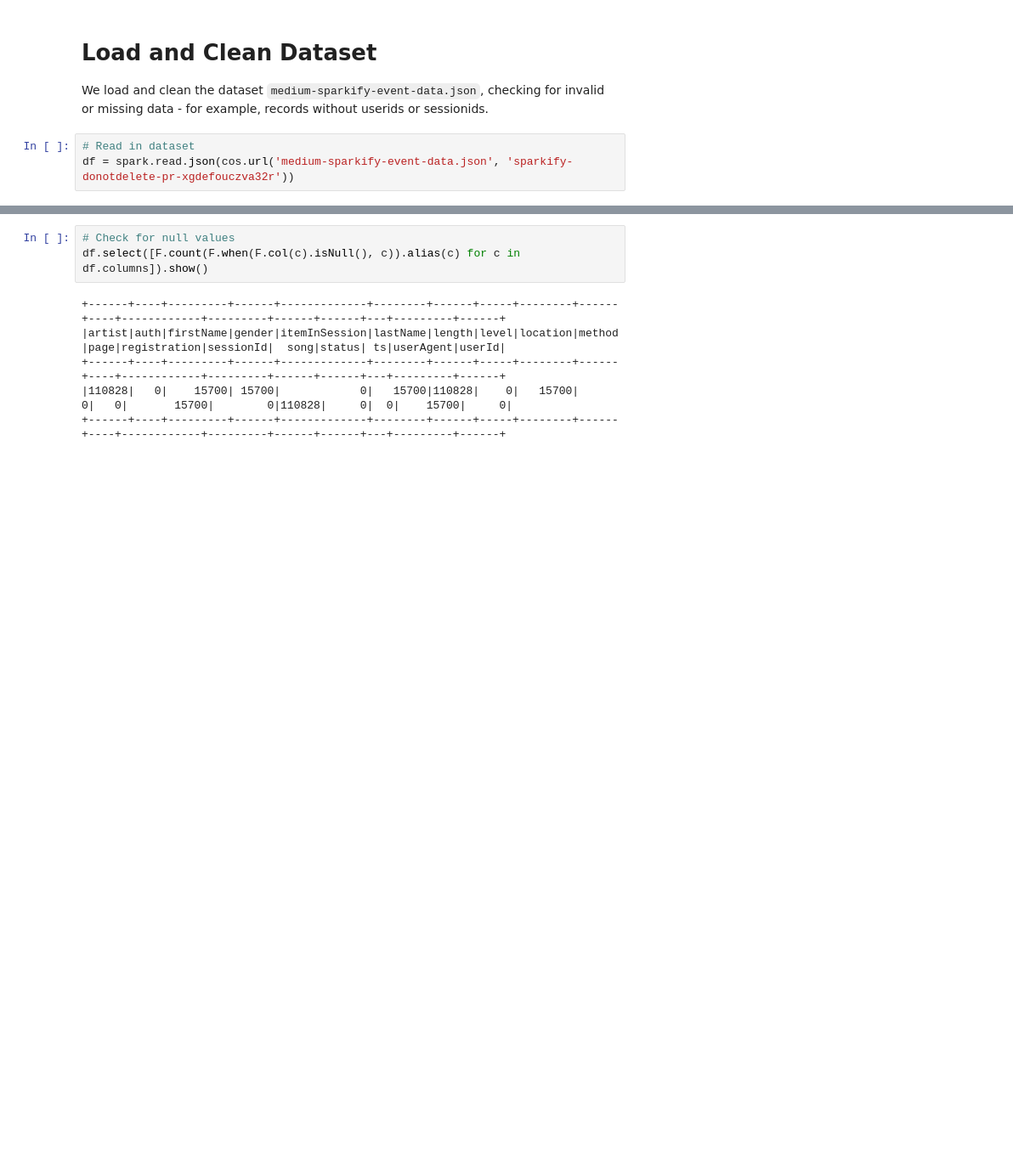
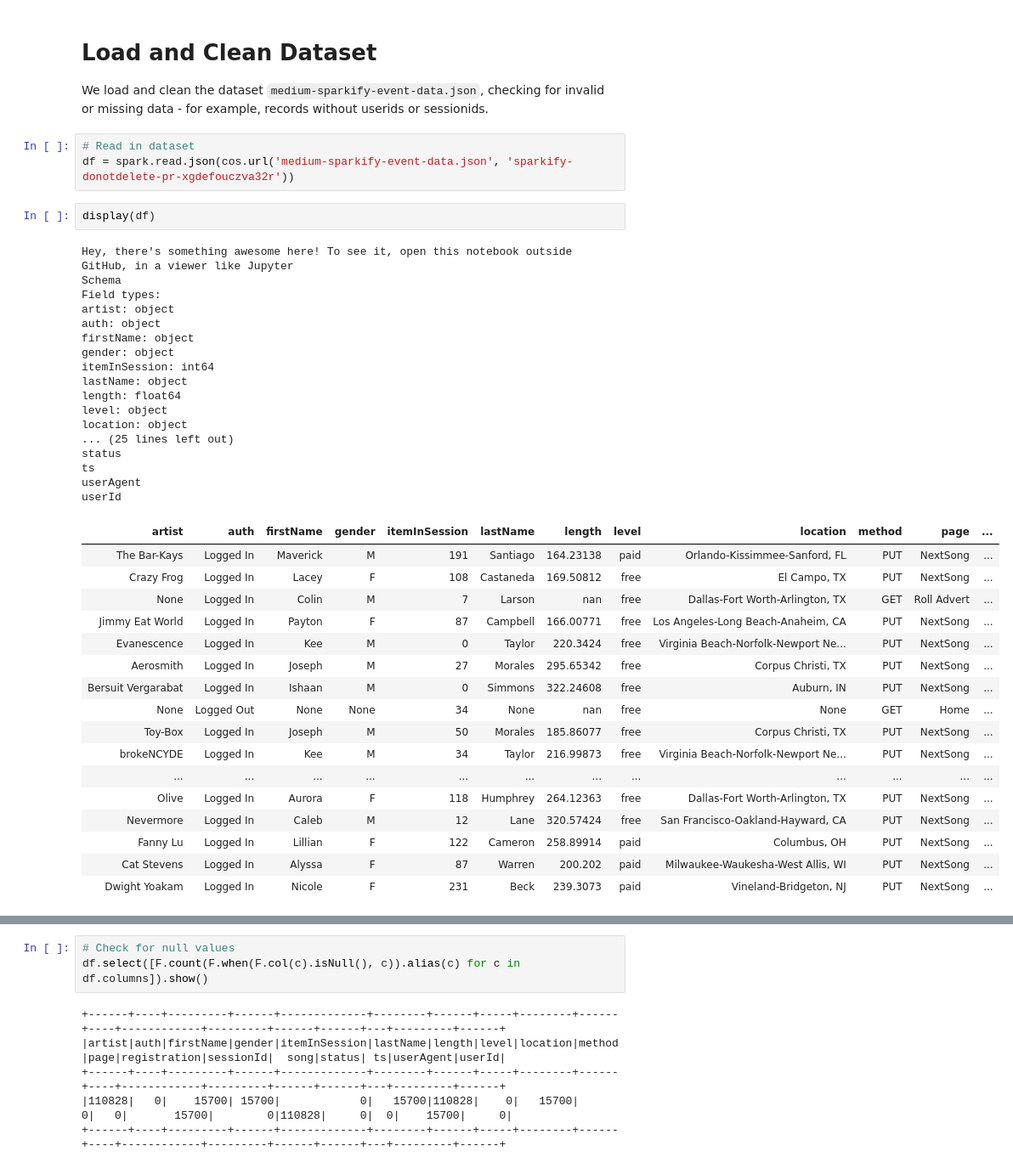
Before and after one commit to luethe007/Udacity_DSND_Spark, a Jupyter notebook: Sparkify.ipynb, the cells around one changed output, grey strips where cells are left out. Shown at 85% size. Saved outputs shown, nothing was run; the diff lists cells and outputs as text; blank space fills up the shorter version.

```diff
--- a/Sparkify.ipynb
+++ b/Sparkify.ipynb
@@ -48,6 +76,43 @@ We load and clean the dataset `medium-sparkify-event-data.json`, checking for in
 # %%
 # Read in dataset
 df = spark.read.json(cos.url('medium-sparkify-event-data.json', 'sparkify-donotdelete-pr-xgdefouczva32r'))
+# %%
+display(df)
+# %% [output]
+Hey, there's something awesome here! To see it, open this notebook outside GitHub, in a viewer like Jupyter
+Schema
+Field types:
+artist: object
+auth: object
+firstName: object
+gender: object
+itemInSession: int64
+lastName: object
+length: float64
+level: object
+location: object
+... (25 lines left out)
+status
+ts
+userAgent
+userId
+| artist | auth | firstName | gender | itemInSession | lastName | length | level | location | method | page | ... |
+| The Bar-Kays | Logged In | Maverick | M | 191 | Santiago | 164.23138 | paid | Orlando-Kissimmee-Sanford, FL | PUT | NextSong | ... |
+| Crazy Frog | Logged In | Lacey | F | 108 | Castaneda | 169.50812 | free | El Campo, TX | PUT | NextSong | ... |
+| None | Logged In | Colin | M | 7 | Larson | nan | free | Dallas-Fort Worth-Arlington, TX | GET | Roll Advert | ... |
+| Jimmy Eat World | Logged In | Payton | F | 87 | Campbell | 166.00771 | free | Los Angeles-Long Beach-Anaheim, CA | PUT | NextSong | ... |
+| Evanescence | Logged In | Kee | M | 0 | Taylor | 220.3424 | free | Virginia Beach-Norfolk-Newport Ne... | PUT | NextSong | ... |
+| Aerosmith | Logged In | Joseph | M | 27 | Morales | 295.65342 | free | Corpus Christi, TX | PUT | NextSong | ... |
+| Bersuit Vergarabat | Logged In | Ishaan | M | 0 | Simmons | 322.24608 | free | Auburn, IN | PUT | NextSong | ... |
+| None | Logged Out | None | None | 34 | None | nan | free | None | GET | Home | ... |
+| Toy-Box | Logged In | Joseph | M | 50 | Morales | 185.86077 | free | Corpus Christi, TX | PUT | NextSong | ... |
+| brokeNCYDE | Logged In | Kee | M | 34 | Taylor | 216.99873 | free | Virginia Beach-Norfolk-Newport Ne... | PUT | NextSong | ... |
+| ... | ... | ... | ... | ... | ... | ... | ... | ... | ... | ... | ... |
+| Olive | Logged In | Aurora | F | 118 | Humphrey | 264.12363 | free | Dallas-Fort Worth-Arlington, TX | PUT | NextSong | ... |
+| Nevermore | Logged In | Caleb | M | 12 | Lane | 320.57424 | free | San Francisco-Oakland-Hayward, CA | PUT | NextSong | ... |
+| Fanny Lu | Logged In | Lillian | F | 122 | Cameron | 258.89914 | paid | Columbus, OH | PUT | NextSong | ... |
+| Cat Stevens | Logged In | Alyssa | F | 87 | Warren | 200.202 | paid | Milwaukee-Waukesha-West Allis, WI | PUT | NextSong | ... |
+| Dwight Yoakam | Logged In | Nicole | F | 231 | Beck | 239.3073 | paid | Vineland-Bridgeton, NJ | PUT | NextSong | ... |
 # %%
 # Print the shape of the dataset
 print('Rows: {}, Columns: {}'.format(df.count(), len(df.columns)))
```
Also changed, not shown: parts of 59 cells of this notebook, 2 other files.
